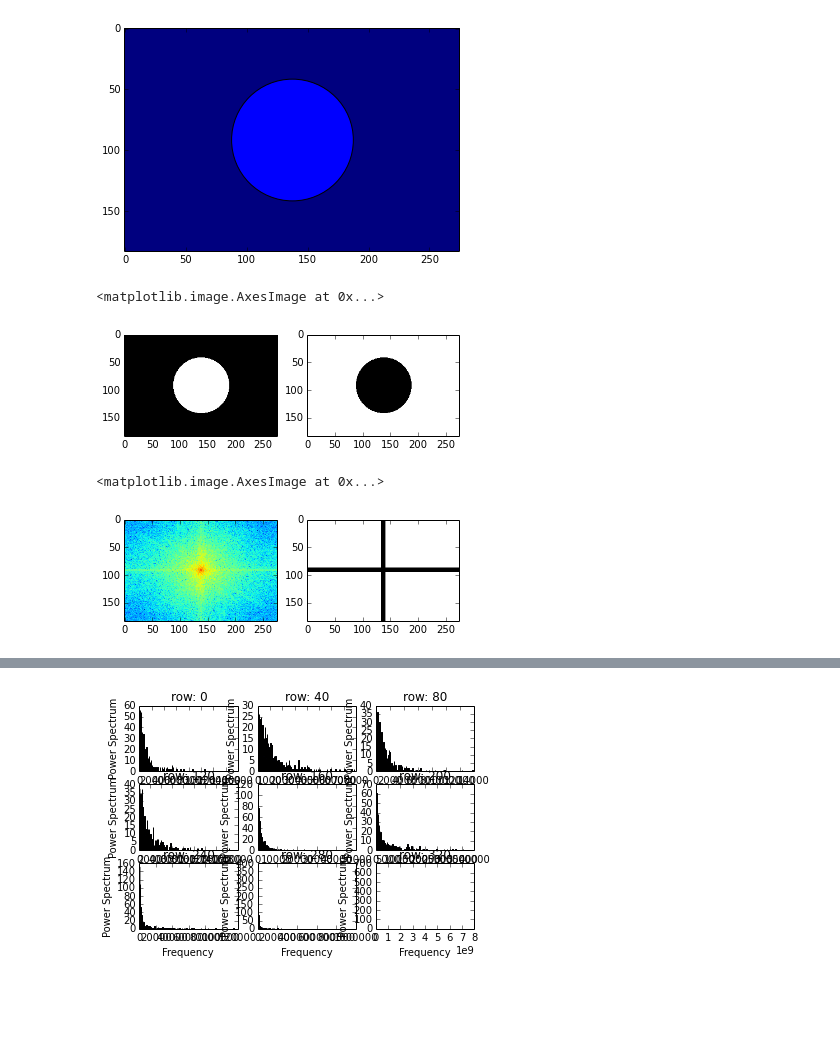
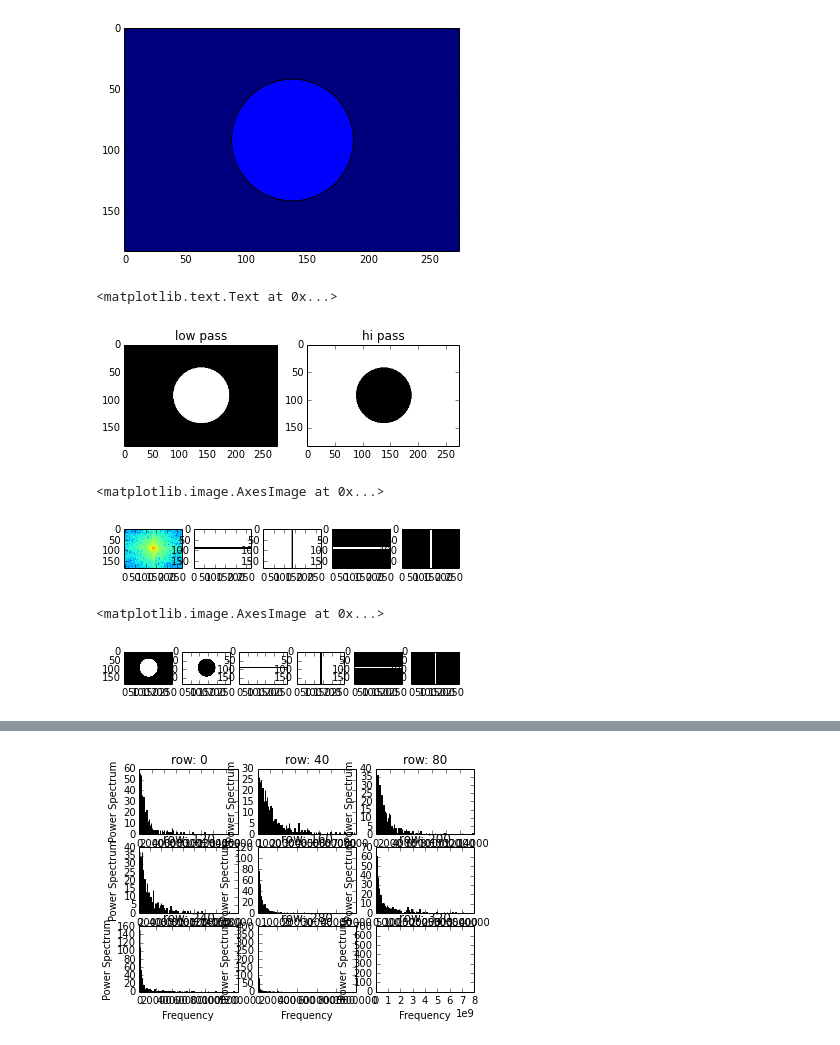
Before and after one commit to mpellegri/FoodvSkin, a Jupyter notebook: KFeatures.ipynb, the cells around one changed output, grey strips where cells are left out. Cells and saved outputs as stored; diff of their text form; code cells hidden in the pictures; blank space fills up the shorter version.

Commit message:
2d power spectrum and applying filter based on contour finder on 2d power spectrum image

```diff
--- a/KFeatures.ipynb
+++ b/KFeatures.ipynb
@@ -323,0 +330,5 @@ plt.show()
+# %%
+gauss = scipy.ndimage.gaussian_filter(np.log10(ps2D),2)
+f,ax=plt.subplots(1,2)
+ax[0].imshow(np.log10(ps2D))
+ax[1].imshow(gauss)
@@ -323,0 +383,9 @@ plt.show()
+# %%
+pts=[]  #pixel locations in image
+for x in range(gauss.shape[0]): #plt.imshow(img) shows shape[0] is y
+    for y in range(gauss.shape[1]):
+        pts.append( [y,x] )  #order of y,x is IMPORTANT
+pts=np.array(pts).astype(np.float)
+
+path = Path( vertices )
+mask=path.contains_points(pts) #TRUE whe
@@ -340,48 +500,60 @@ dataVerts= inv.transform(circle.get_verts())
 
 pts=[]  #pixel locations in image
 for x in range(image.shape[0]): #plt.imshow(img) shows shape[0] is y
     for y in range(image.shape[1]):
         pts.append( [y,x] )  #order of y,x is IMPORTANT
 pts=np.array(pts).astype(np.float)
 
 from matplotlib.path import Path
 path = Path( dataVerts )
 mask=path.contains_points(pts) #TRUE where pts are inside box or ellipse vertices
 
 mask2D= np.reshape(mask,image.shape) #try shape[::-1] if mask in wrong locat
 
 loPass=np.zeros(image.shape)
 loPass[mask2D]=1.
 hiPass=np.zeros(image.shape)
 hiPass[~mask2D]=1.
 
 f,ax=plt.subplots(1,2)
 ax[0].imshow(loPass,cmap="gray")
+ax[0].set_title("low pass")
 ax[1].imshow(hiPass,cmap="gray")
+ax[1].set_title("hi pass")
 
 # import numpy.ma as ma
 # Skin= ma.masked_array(filter.copy(), mask=~mask2D)
 # NoSkin= ma.masked_array(filter.copy(), mask=mask2D)
 # f,ax= plt.subplots(1,3)
 # ax[0].imshow(image,cmap="gray")
 # ax[1].imshow(Skin,cmap="gray")
 # ax[2].imshow(NoSkin,cmap="gray")
 # %% [output]
-<matplotlib.image.AxesImage at 0x...>
+<matplotlib.text.Text at 0x...>
-[figure, old version]
+[figure, new version]
 # %%
-crossFilt=np.ones(image.shape)
+horiz=np.ones(image.shape)
+vert=np.ones(image.shape)
+ihoriz=np.zeros(image.shape)
+ivert=np.zeros(image.shape)
+#diag1=np.ones(image.shape)
+#diag2=np.ones(image.shape)
 xc=image.shape[0]/2.
 yc=image.shape[1]/2.
 ds=0.02*image.shape[0]
 x=[int(xc-ds),int(xc+ds)]
 y=[int(yc-ds),int(yc+ds)]
-crossFilt[x[0]:x[1],:]=0.
-crossFilt[:,y[0]:y[1]]=0.
+horiz[x[0]:x[1],:]=0.
+vert[:,y[0]:y[1]]=0.
+ihoriz[x[0]:x[1],:]=1.
+ivert[:,y[0]:y[1]]=1.
 
-f,ax=plt.subplots(1,2)
+f,ax=plt.subplots(1,5)
 ax[0].imshow(np.log10(ps2D))
-ax[1].imshow(crossFilt,cmap="gray")
+ax[1].imshow(horiz,cmap="gray")
+ax[2].imshow(vert,cmap="gray")
+ax[3].imshow(ihoriz,cmap="gray")
+ax[4].imshow(ivert,cmap="gray")
 # %% [output]
 <matplotlib.image.AxesImage at 0x...>
-[figure, old version]
+[figure, new version]
@@ -388,3 +570,14 @@ ax[1].imshow(crossFilt,cmap="gray")
+# %%
+f,ax=plt.subplots(1,6)
+ax[0].imshow(Filter.loPass,cmap="gray")
+ax[1].imshow(Filter.hiPass,cmap="gray")
+ax[2].imshow(Filter.horiz,cmap="gray")
+ax[3].imshow(Filter.vert,cmap="gray")
+ax[4].imshow(Filter.ihoriz,cmap="gray")
+ax[5].imshow(Filter.ivert,cmap="gray")
+# %% [output]
+<matplotlib.image.AxesImage at 0x...>
+[figure, added]
 # %%
 loP= ps2D*loPass
 hiP= ps2D*hiPass
```
Also changed, not shown: parts of 30 cells of this notebook.
